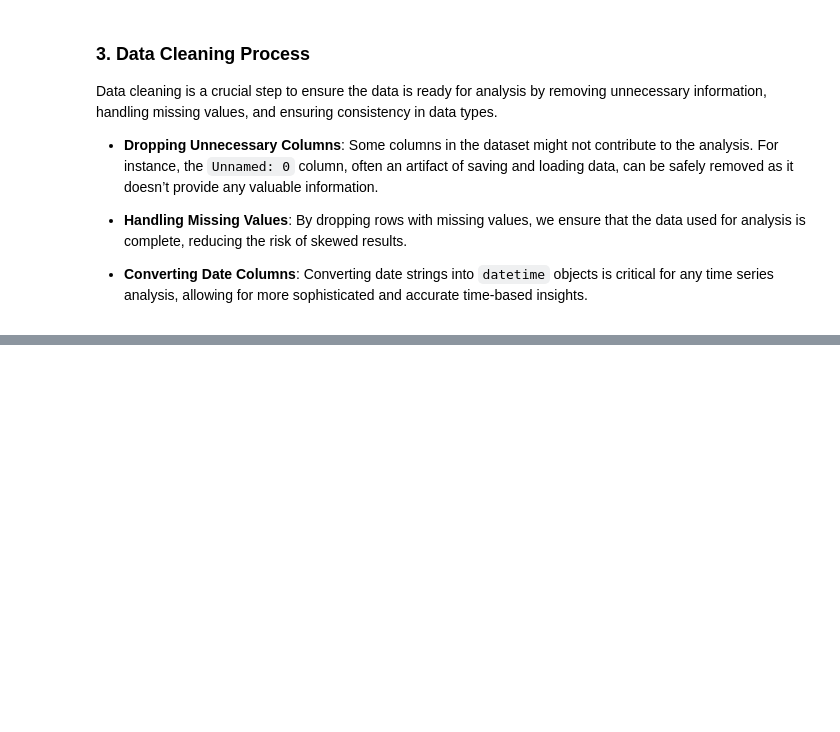
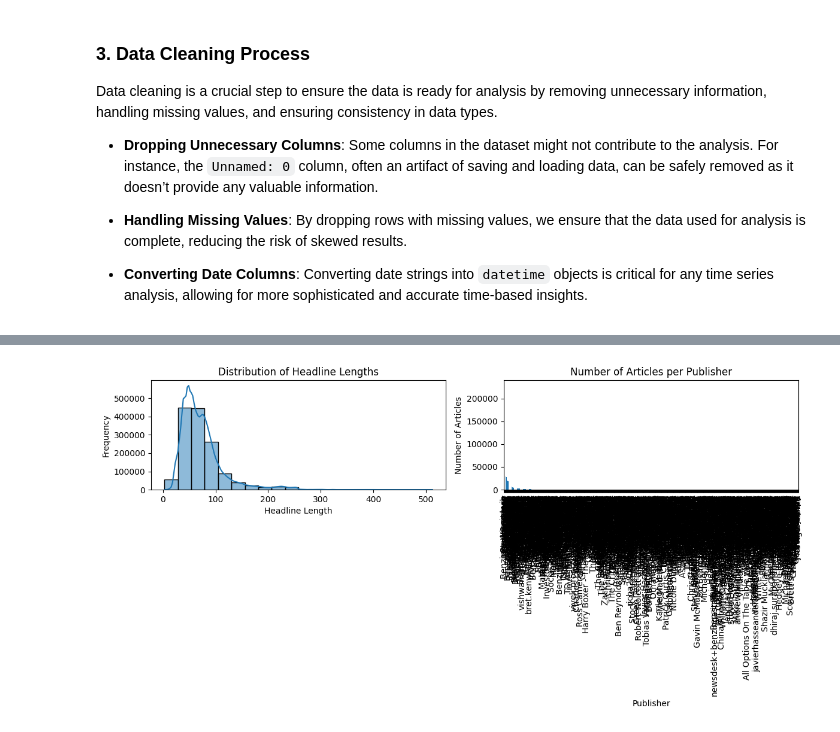
Before and after one commit to shewanek/week_1, a Jupyter notebook: notebooks/EDA.ipynb, the cells around one changed output, grey strips where cells are left out. Saved outputs shown, nothing was run; the diff lists cells and outputs as text; code cells hidden in the pictures; blank space fills up the shorter version.

Commit message:
Statistics Analysis

```diff
--- a/notebooks/EDA.ipynb
+++ b/notebooks/EDA.ipynb
@@ -88,0 +141,4 @@ analysis.clean_data()
+# %%
+analysis.plot_article_statistics()
+# %% [output]
+[figure, added]
```
Also changed, not shown: parts of 4 cells of this notebook, 2 other files.
